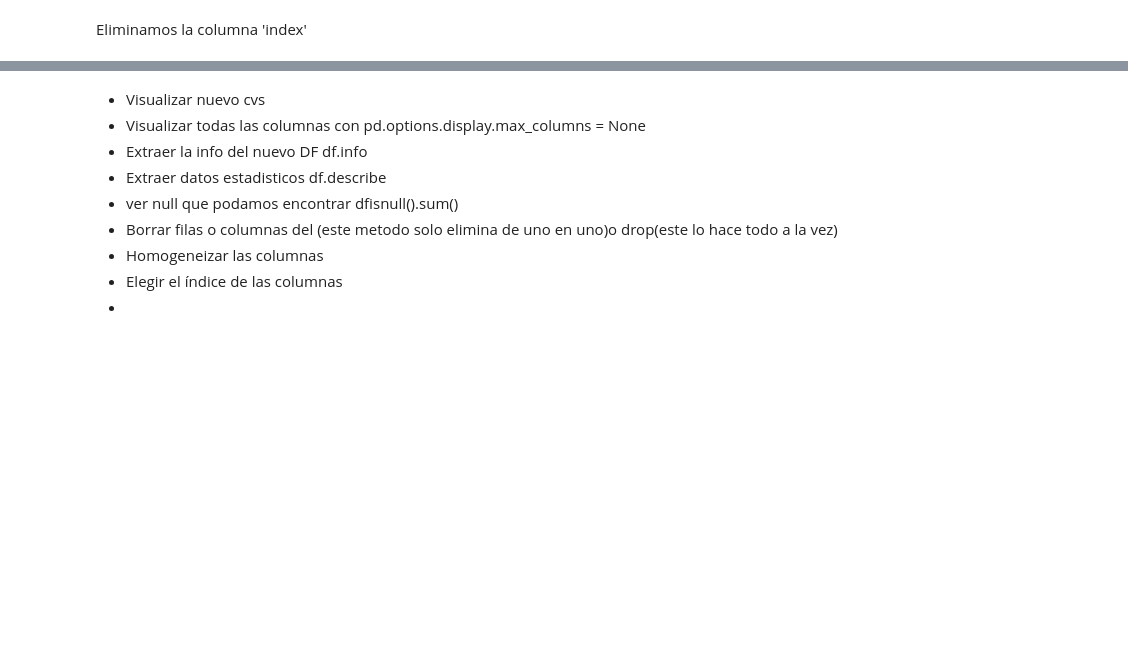
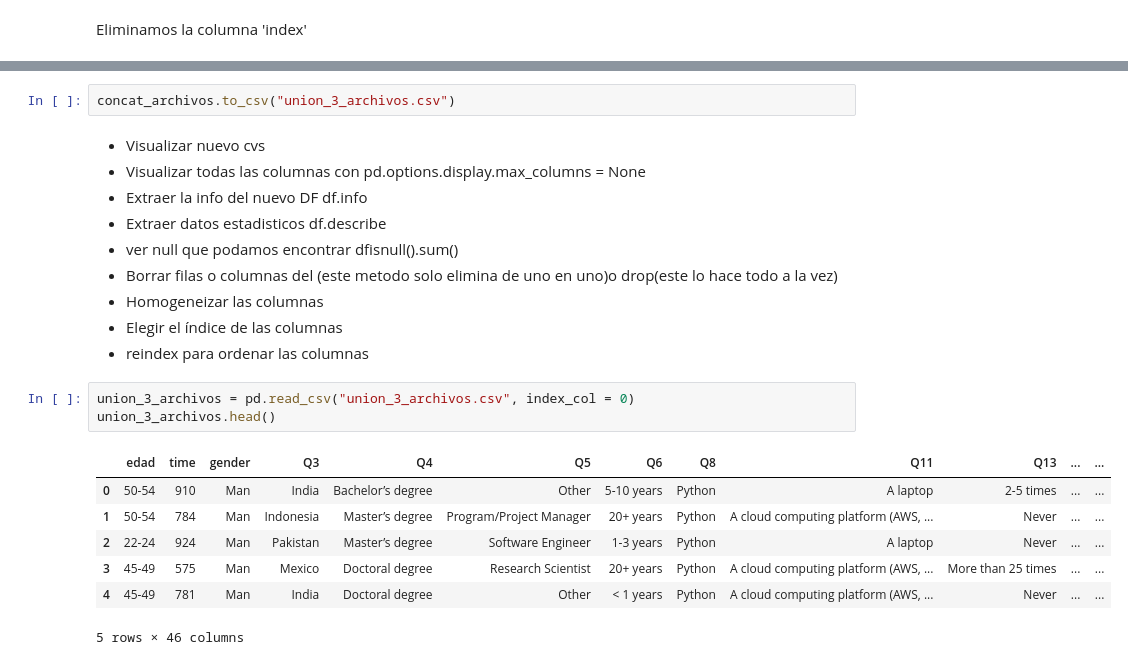
Before and after one commit to Adalab/project-da-promo-A-module-2-team-2, a Jupyter notebook: Proyecto 2.ipynb, the cells around one changed output, grey strips where cells are left out. Cells and saved outputs as stored; diff of their text form; blank space fills up the shorter version.

```diff
--- a/Proyecto 2.ipynb
+++ b/Proyecto 2.ipynb
@@ -119,3 +118,5 @@ Index(['edad', 'time', 'gender', 'Q3', 'Q4', 'Q5', 'Q6', 'Q8', 'Q11', 'Q13',
+# %%
+concat_archivos.to_csv("union_3_archivos.csv")
 # %% [markdown]
 - Visualizar nuevo cvs
 - Visualizar todas las columnas con pd.options.display.max_columns = None
@@ -125,4 +126,15 @@ Index(['edad', 'time', 'gender', 'Q3', 'Q4', 'Q5', 'Q6', 'Q8', 'Q11', 'Q13',
 - Borrar filas o columnas del (este metodo solo elimina de uno en uno)o drop(este lo hace todo a la vez)
 - Homogeneizar las columnas
 - Elegir el índice de las columnas
--
+- reindex para ordenar las columnas
+# %%
+union_3_archivos = pd.read_csv("union_3_archivos.csv", index_col = 0)
+union_3_archivos.head()
+# %% [output]
+|  | edad | time | gender | Q3 | Q4 | Q5 | Q6 | Q8 | Q11 | Q13 | ... | ... |
+| 0 | 50-54 | 910 | Man | India | Bachelor’s degree | Other | 5-10 years | Python | A laptop | 2-5 times | ... | ... |
+| 1 | 50-54 | 784 | Man | Indonesia | Master’s degree | Program/Project Manager | 20+ years | Python | A cloud computing platform (AWS, ... | Never | ... | ... |
+| 2 | 22-24 | 924 | Man | Pakistan | Master’s degree | Software Engineer | 1-3 years | Python | A laptop | Never | ... | ... |
+| 3 | 45-49 | 575 | Man | Mexico | Doctoral degree | Research Scientist | 20+ years | Python | A cloud computing platform (AWS, ... | More than 25 times | ... | ... |
+| 4 | 45-49 | 781 | Man | India | Doctoral degree | Other | < 1 years | Python | A cloud computing platform (AWS, ... | Never | ... | ... |
+5 rows × 46 columns
```
Also changed, not shown: parts of 8 cells of this notebook.
